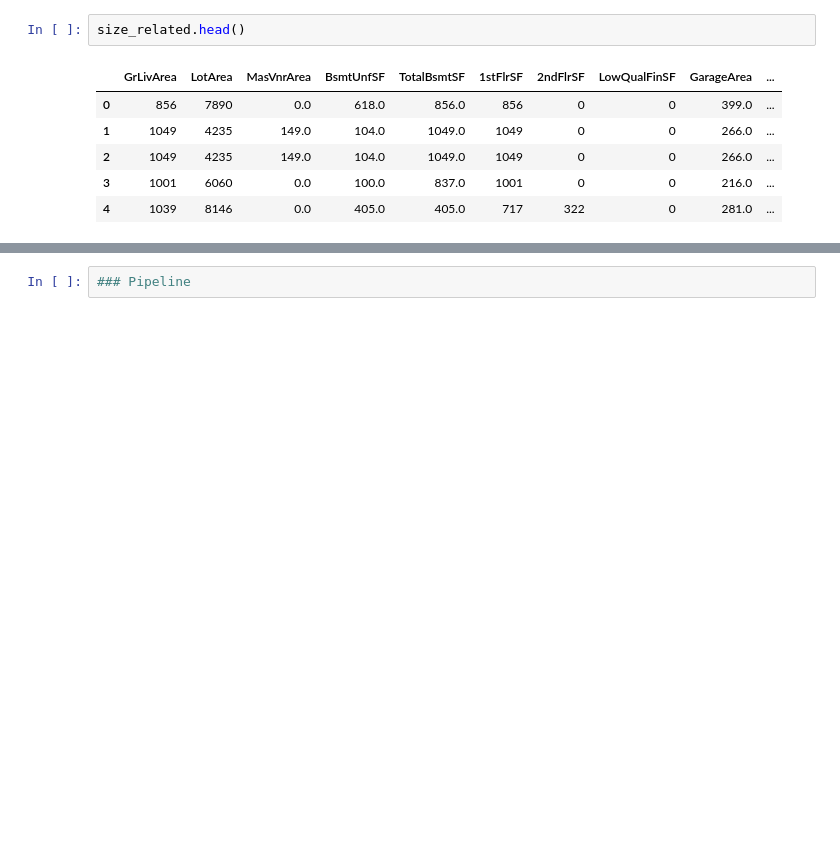
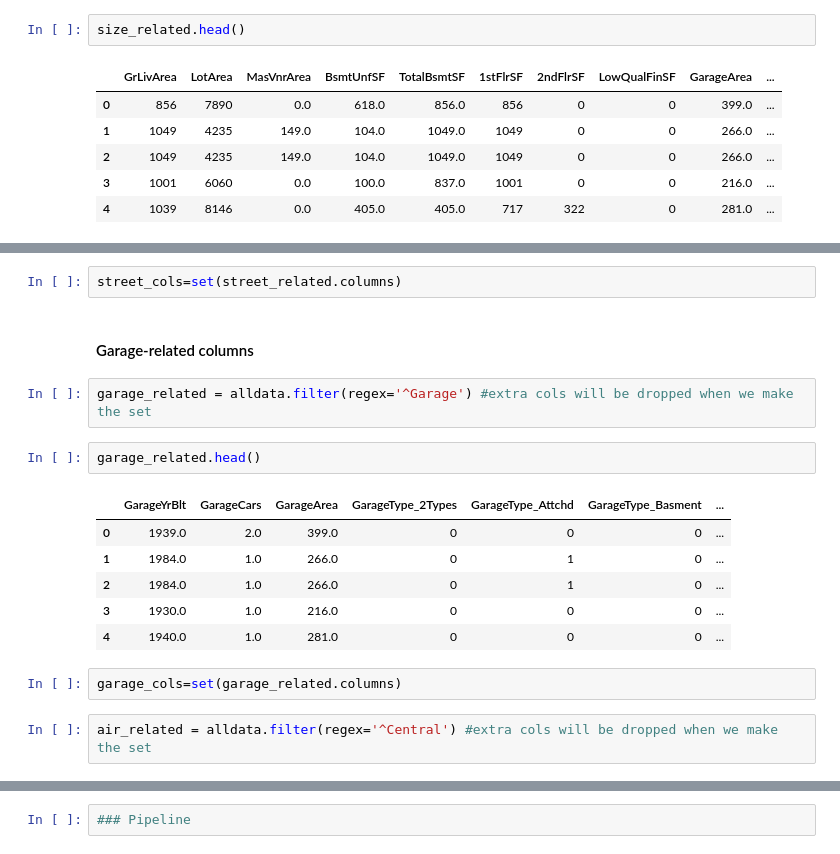
Before and after one commit to dapopov-st/housing-price-predictions, a Jupyter notebook: 001_linear.ipynb, the cells around one changed output, grey strips where cells are left out. Saved outputs shown, nothing was run; the diff lists cells and outputs as text; blank space fills up the shorter version.

```diff
--- a/001_linear.ipynb
+++ b/001_linear.ipynb
@@ -130,0 +187,19 @@ size_related.head()
+# %%
+street_cols=set(street_related.columns)
+# %% [markdown]
+#### Garage-related columns
+# %%
+garage_related = alldata.filter(regex='^Garage') #extra cols will be dropped when we make the set
+# %%
+garage_related.head()
+# %% [output]
+|  | GarageYrBlt | GarageCars | GarageArea | GarageType_2Types | GarageType_Attchd | GarageType_Basment | ... |
+| 0 | 1939.0 | 2.0 | 399.0 | 0 | 0 | 0 | ... |
+| 1 | 1984.0 | 1.0 | 266.0 | 0 | 1 | 0 | ... |
+| 2 | 1984.0 | 1.0 | 266.0 | 0 | 1 | 0 | ... |
+| 3 | 1930.0 | 1.0 | 216.0 | 0 | 0 | 0 | ... |
+| 4 | 1940.0 | 1.0 | 281.0 | 0 | 0 | 0 | ... |
+# %%
+garage_cols=set(garage_related.columns)
+# %%
+air_related = alldata.filter(regex='^Central') #extra cols will be dropped when we make the set
```
Also changed, not shown: parts of 55 cells of this notebook, 1 other file.
